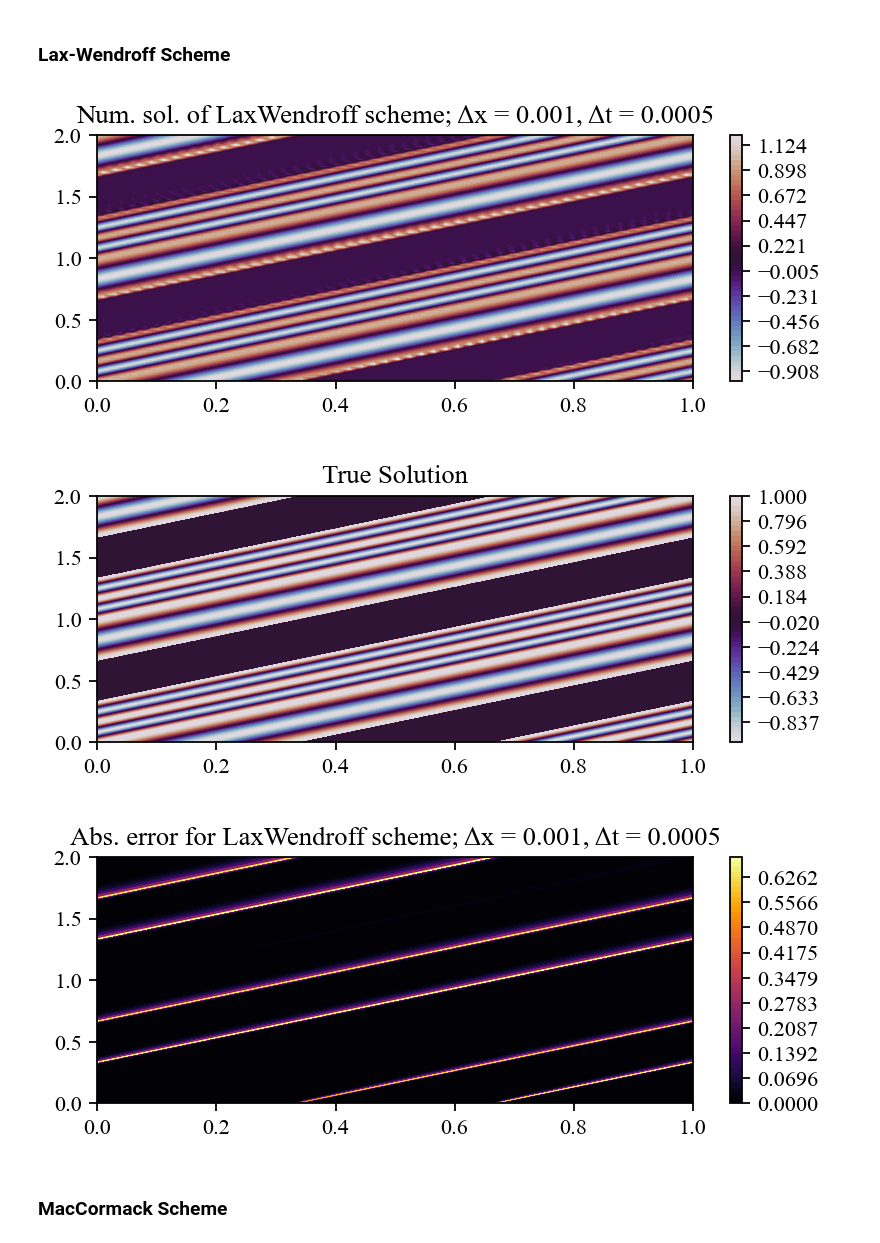
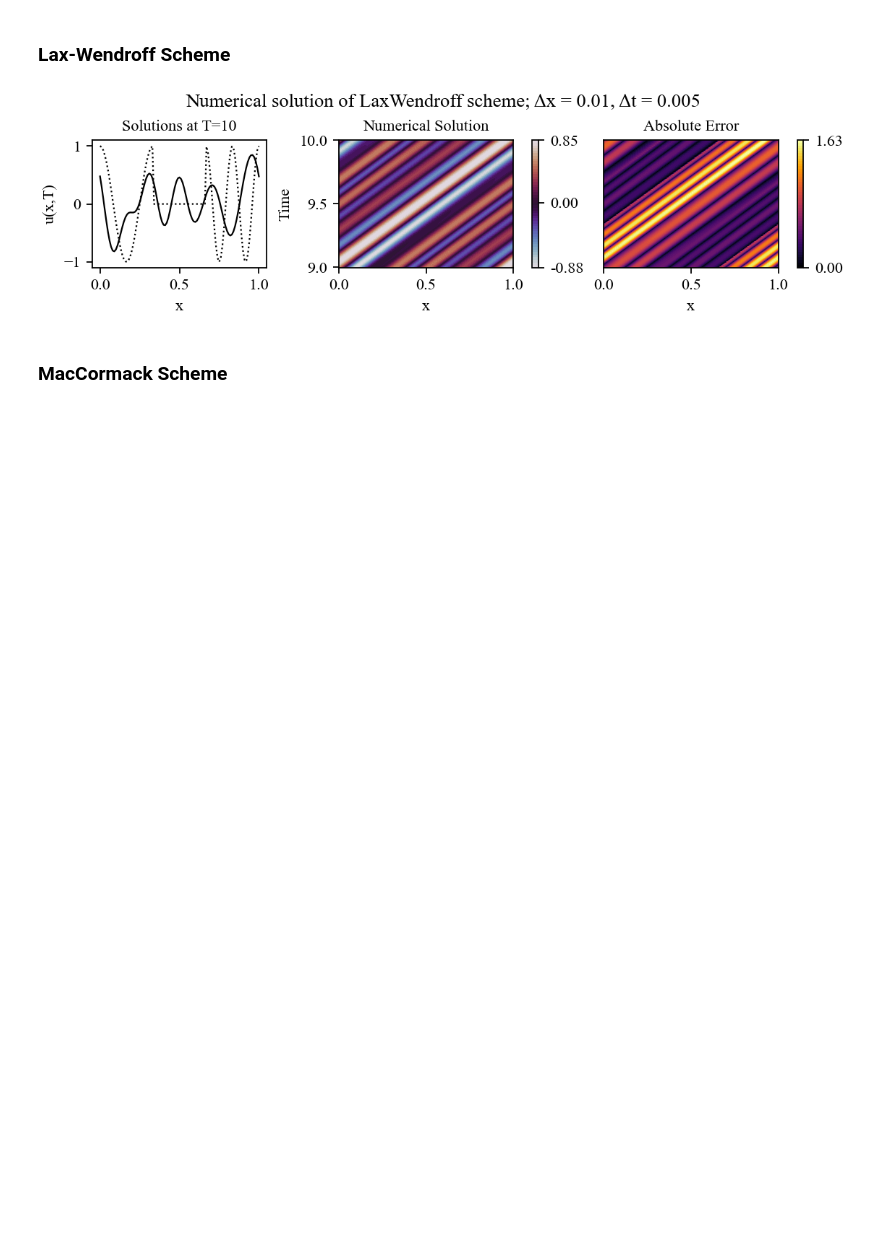
Before and after one commit to Brendan-Shrader/Intro-Numerical-Methods-for-PDEs, a Jupyter notebook: HW2/main.ipynb, the cells around one changed output. Drawn from its saved outputs; the diff is of its cells as text; code cells hidden in the pictures; blank space fills up the shorter version.

```diff
--- a/HW2/main.ipynb
+++ b/HW2/main.ipynb
@@ -8,9 +8,14 @@ $$\begin{cases}
     u(0,t) = u(1,t) & \text{for } t > 0.
 \end{cases}$$
 # %%
+%load_ext autoreload
+%autoreload 2
+
+%matplotlib ipympl
 import numpy as np
 import matplotlib.pyplot as plt
 from matplotlib import colormaps
+import matplotlib.animation as animation
 import schemes
 import aux_funcs
 import plotting
@@ -50,7 +55,7 @@ class PDEClass:
         match method:
             case 'upwind':
                 solutionMatrix = schemes.solveUpwind(self)
-            case 'LF':
+            case 'LaxFriedrichs':
                 solutionMatrix = schemes.solveLaxFriedrichs(self)
             case 'CIR':
                 solutionMatrix = schemes.solveCIRoptimized(self)
@@ -60,6 +65,8 @@ class PDEClass:
                 solutionMatrix = schemes.solveMacCormack(self)
             case 'CIR-BFECC':
                 solutionMatrix = schemes.solveCIRBFECCoptimized(self)
+            case 'ImplicitLaxWendroff':
+                solutionMatrix = schemes.solveImplicitLaxWendroff(self)
 
         self.solutionMatrix = solutionMatrix
 
@@ -146,23 +161,22 @@ plotting.plotAbsoluteError(LaxFriedrichScheme, plotMinT, plotMaxT)
 ### Lax-Wendroff Scheme
 # %%
 # Requires CFL Condition
-dt = 0.0005
-dx = 0.001
-tmax = 2
+dt = 0.005
+dx = 0.01
+tmax = 10
 
 LaxWendroffScheme = PDEClass(dt, dx, tmax, aux_funcs.initialCondition)
 LaxWendroffSchemeSol = LaxWendroffScheme.solve('LaxWendroff')
 # %%
-plotMinT = 0
+plotMinT = tmax - 1
 plotMaxT = tmax
 
-plotting.plotNumericalSolutionInterpolated(LaxWendroffScheme, plotMinT, plotMaxT)
-plotting.plotTrueSolutionInterpolated(LaxWendroffScheme, plotMinT, plotMaxT)
-plotting.plotAbsoluteError(LaxWendroffScheme, plotMinT, plotMaxT)
+#plotting.plotNumericalSolution(LaxWendroffScheme, plotMinT, plotMaxT)
+#plotting.plotTrueSolution(LaxWendroffScheme, plotMinT, plotMaxT)
+#plotting.plotAbsoluteError(LaxWendroffScheme, plotMinT, plotMaxT)
+plotting.plotEverything(LaxWendroffScheme, plotMinT, plotMaxT)
 # %% [output]
-[figure, old version]
+[figure, new version]
-[figure, removed]
-[figure, removed]
 # %% [markdown]
 ### MacCormack Scheme
 # %%
```
Also changed, not shown: parts of 15 cells of this notebook, 31 other files.
